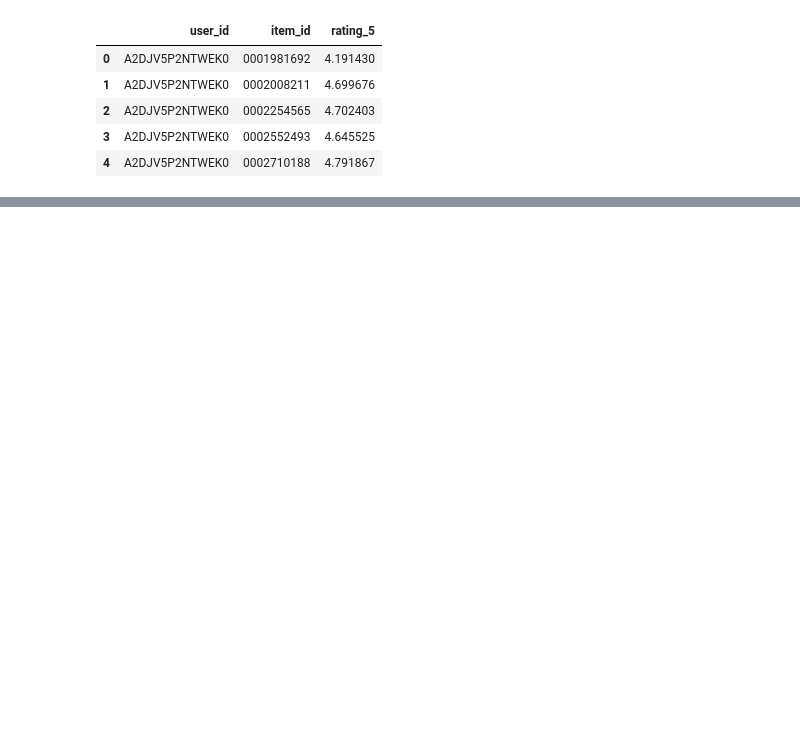
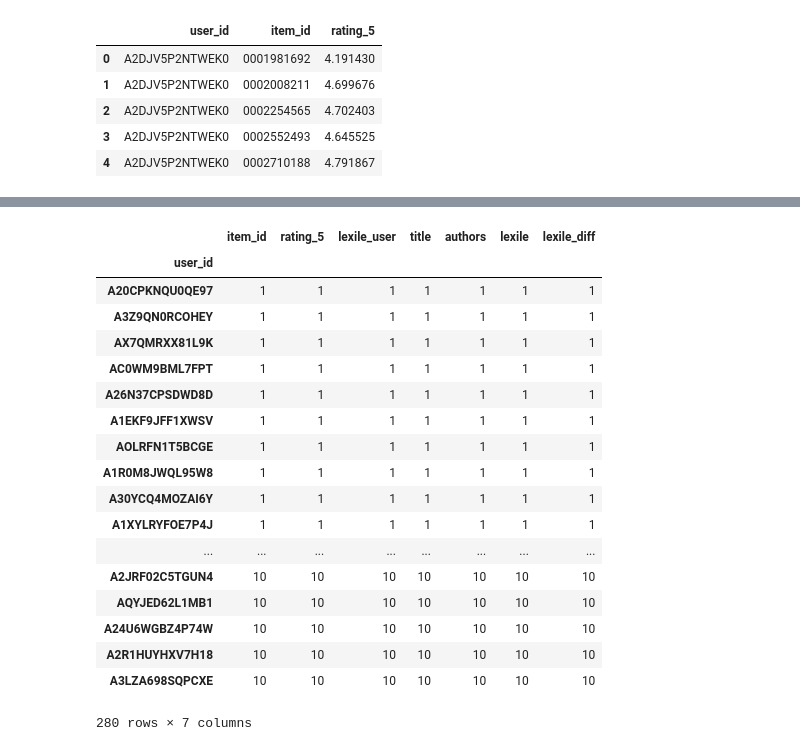
Before and after one commit to ankur-rc/blyton-book_recommender, a Jupyter notebook: code/data.engg/storing_sql_db.ipynb, the cells around one changed output, grey strips where cells are left out. Drawn from its saved outputs; the diff is of its cells as text; code cells hidden in the pictures; blank space fills up the shorter version.

```diff
--- a/code/data.engg/storing_sql_db.ipynb
+++ b/code/data.engg/storing_sql_db.ipynb
@@ -59,0 +172,4 @@ utility1.to_sql("utility_tbl", conn, index=False)
+# %%
+usr_itm_lxl3 = usr_itm_lxl2[usr_itm_lxl2["rating_5"]>4.75]
+
+usr_itm_lxl3.head(10)
@@ -59,0 +188,24 @@ utility1.to_sql("utility_tbl", conn, index=False)
+# %%
+# At limit of rating = 4.75, a total of 275 (out of 3800) users have less
+# than 10 recommended ratings
+usr_itm_lxl3.groupby('user_id').count().sort_values(by='item_id').head(280)
+# %% [output]
+|  | item_id | rating_5 | lexile_user | title | authors | lexile | lexile_diff |
+| user_id |  |  |  |  |  |  |  |
+| A20CPKNQU0QE97 | 1 | 1 | 1 | 1 | 1 | 1 | 1 |
+| A3Z9QN0RCOHEY | 1 | 1 | 1 | 1 | 1 | 1 | 1 |
+| AX7QMRXX81L9K | 1 | 1 | 1 | 1 | 1 | 1 | 1 |
+| AC0WM9BML7FPT | 1 | 1 | 1 | 1 | 1 | 1 | 1 |
+| A26N37CPSDWD8D | 1 | 1 | 1 | 1 | 1 | 1 | 1 |
+| A1EKF9JFF1XWSV | 1 | 1 | 1 | 1 | 1 | 1 | 1 |
+| AOLRFN1T5BCGE | 1 | 1 | 1 | 1 | 1 | 1 | 1 |
+| A1R0M8JWQL95W8 | 1 | 1 | 1 | 1 | 1 | 1 | 1 |
+| A30YCQ4MOZAI6Y | 1 | 1 | 1 | 1 | 1 | 1 | 1 |
+| A1XYLRYFOE7P4J | 1 | 1 | 1 | 1 | 1 | 1 | 1 |
+| ... | ... | ... | ... | ... | ... | ... | ... |
+| A2JRF02C5TGUN4 | 10 | 10 | 10 | 10 | 10 | 10 | 10 |
+| AQYJED62L1MB1 | 10 | 10 | 10 | 10 | 10 | 10 | 10 |
+| A24U6WGBZ4P74W | 10 | 10 | 10 | 10 | 10 | 10 | 10 |
+| A2R1HUYHXV7H18 | 10 | 10 | 10 | 10 | 10 | 10 | 10 |
+| A3LZA698SQPCXE | 10 | 10 | 10 | 10 | 10 | 10 | 10 |
+280 rows × 7 columns
```
Also changed, not shown: parts of 12 cells of this notebook.
